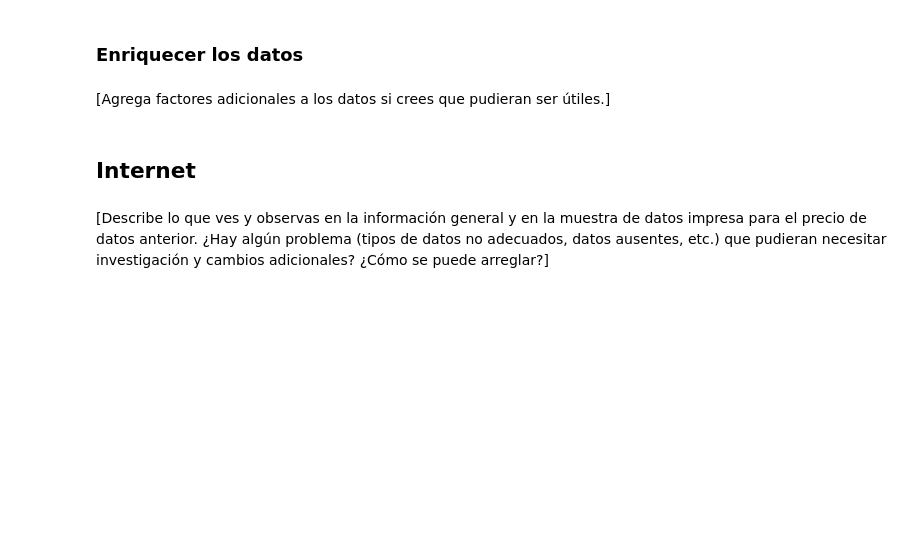
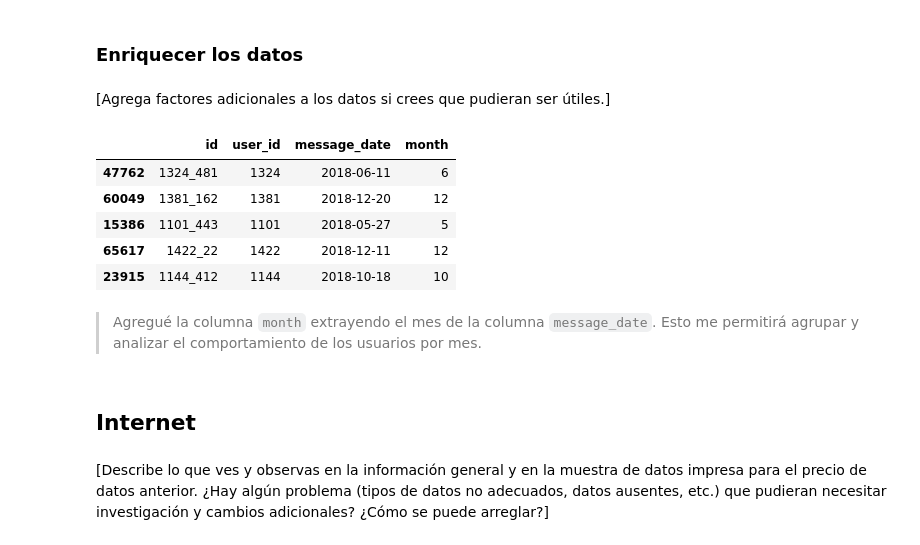
Before and after one commit to Davichobacter/data_science_tt, a Jupyter notebook: notebook.ipynb, the cells around one changed output. Drawn from its saved outputs; the diff is of its cells as text; code cells hidden in the pictures; blank space fills up the shorter version.

```diff
--- a/notebook.ipynb
+++ b/notebook.ipynb
@@ -336,3 +372,5 @@ calls_df.sample(5)
 ### Corregir los datos
 # %% [markdown]
 [Corrige los problemas obvios con los datos basándote en las observaciones iniciales.]
+# %%
+messages_df['message_date'] = pd.to_datetime(messages_df['message_date'])
@@ -340,6 +402,19 @@ calls_df.sample(5)
 ### Enriquecer los datos
 # %% [markdown]
 [Agrega factores adicionales a los datos si crees que pudieran ser útiles.]
+# %%
+messages_df['month'] = messages_df['message_date'].dt.month
+# %%
+messages_df.sample(5)
+# %% [output]
+|  | id | user_id | message_date | month |
+| 47762 | 1324_481 | 1324 | 2018-06-11 | 6 |
+| 60049 | 1381_162 | 1381 | 2018-12-20 | 12 |
+| 15386 | 1101_443 | 1101 | 2018-05-27 | 5 |
+| 65617 | 1422_22 | 1422 | 2018-12-11 | 12 |
+| 23915 | 1144_412 | 1144 | 2018-10-18 | 10 |
+# %% [markdown]
+> Agregué la columna `month` extrayendo el mes de la columna `message_date`. Esto me permitirá agrupar y analizar el comportamiento de los usuarios por mes.
 # %% [markdown]
 ## Internet
 # %%
```
Also changed, not shown: parts of 6 cells of this notebook.
